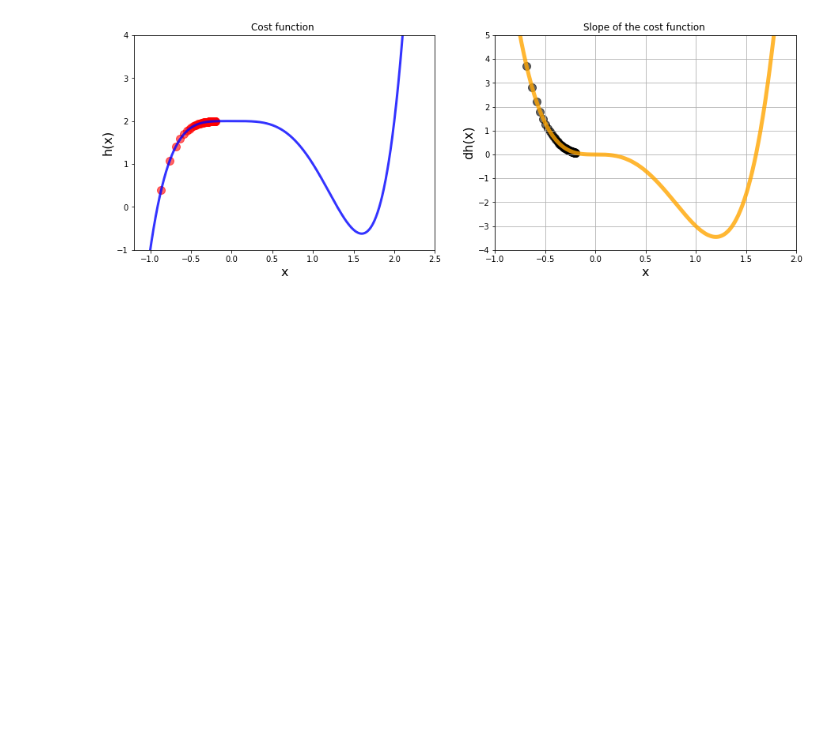
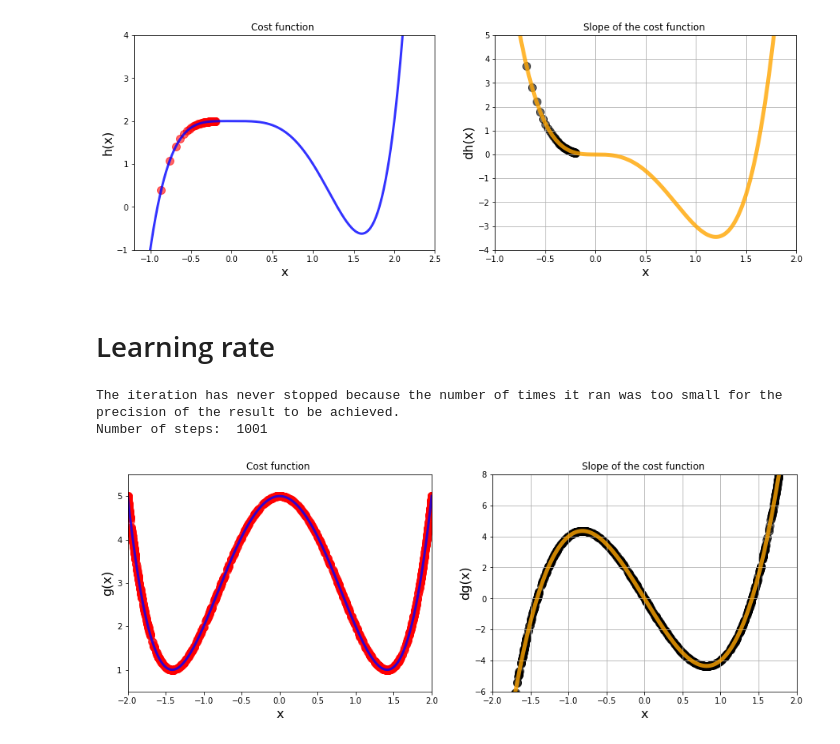
Before and after one commit to perjoraxul/Jupyter-Projects, a Jupyter notebook: Gradient Descent.ipynb, the cells around one changed output. Saved outputs shown, nothing was run; the diff lists cells and outputs as text; code cells hidden in the pictures; blank space fills up the shorter version.

Commit message:
added learning rates and their effect

```diff
--- a/Gradient Descent.ipynb
+++ b/Gradient Descent.ipynb
@@ -398,3 +398,48 @@ Local min occurs at:  -2071072.4470816324
 Cost at this minimum is:  -3.810455326061589e+31
 71
 [figure]
+# %% [markdown]
+# Learning rate
+# %%
+#Calling gradient descent function
+
+local_min, list_x, deriv_list = gradient_descent(dg, 1.9, 1000, multiplier=0.25)
+
+# Plot function, derivative and scatter plot side by side
+plt.figure(figsize=[15, 5])
+
+# First chart : Cost function
+plt.subplot(1, 2, 1)
+
+plt.xlim(-2,2)
+plt.ylim(0.5,5.5)
+
+plt.title('Cost function ')
+plt.xlabel('x',fontsize = 16)
+plt.ylabel('g(x)',fontsize = 16)
+
+plt.plot(x_2,g(x_2), color = "blue", linewidth = 3,alpha=0.8)
+
+# Scatter plot 1 of gradient descent values
+plt.scatter(list_x,g(np.array(list_x)), color='red',s=100,alpha=0.6)
+
+# Second chart : Derivative
+plt.subplot(1, 2, 2)
+
+plt.xlim(-2,2)
+plt.ylim(-6,8)
+plt.grid()
+plt.title('Slope of the cost function ')
+plt.xlabel('x',fontsize = 16)
+plt.ylabel('dg(x)',fontsize = 16)
+plt.plot(x_2,dg(x_2), color  = 'orange', linewidth = 5,alpha=0.8)
+
+# Scatter plot 2 of gradient descent values
+
+plt.scatter(list_x, deriv_list, color='black',s=100,alpha=0.6)
+
+print("Number of steps: ", len(list_x))
+# %% [output]
+The iteration has never stopped because the number of times it ran was too small for the precision of the result to be achieved.
+Number of steps:  1001
+[figure, added]
```
Also changed, not shown: parts of 6 cells of this notebook.
